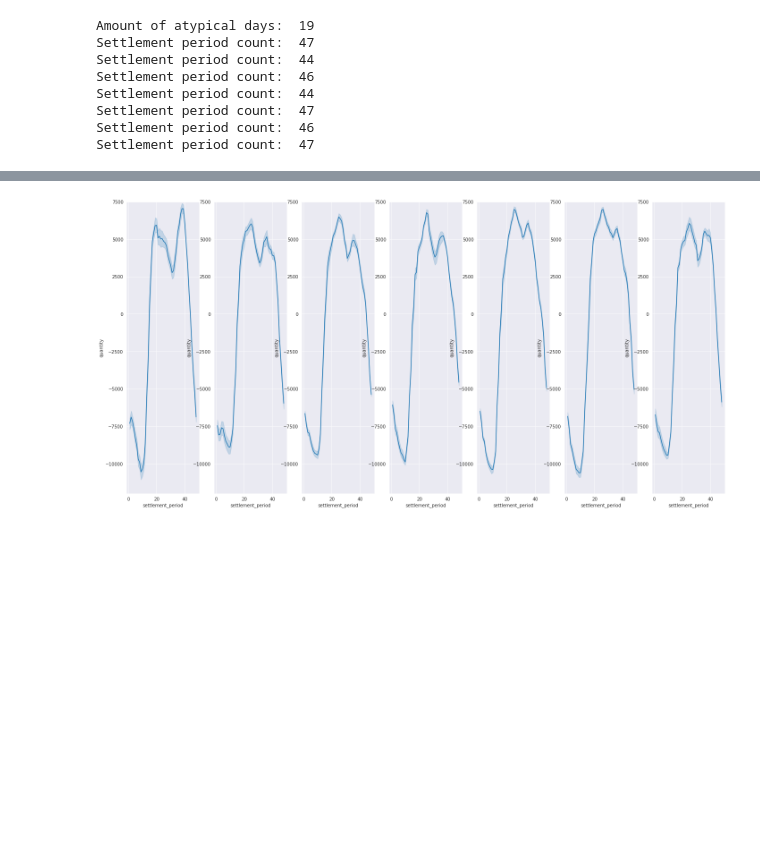
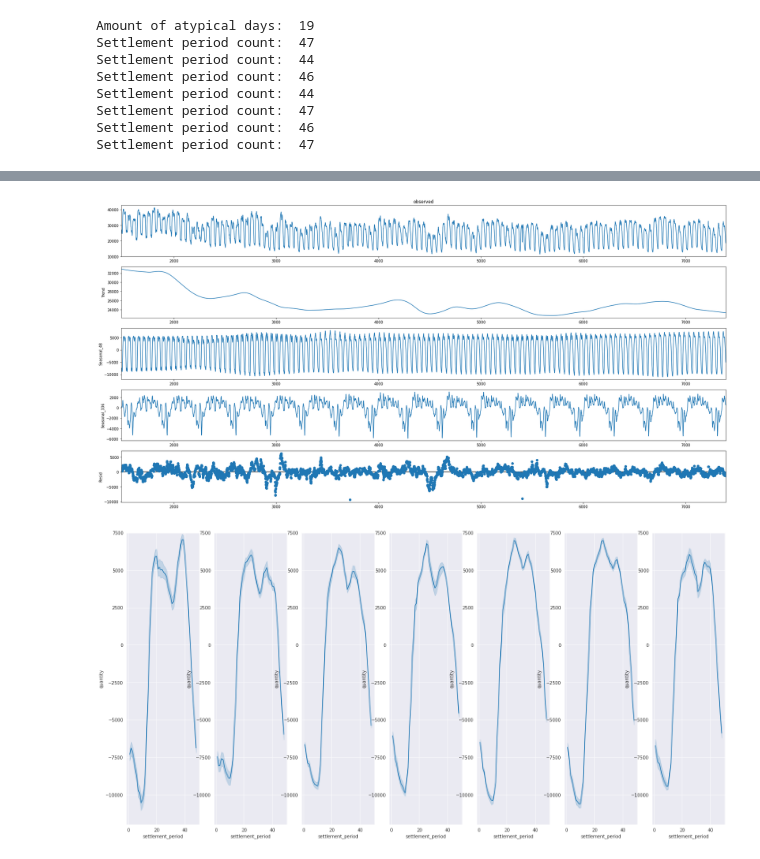
Before and after one commit to silverjoda/ml_ops, a Jupyter notebook: coding_challenges/load_fc/load_fc.ipynb, the cells around one changed output, grey strips where cells are left out. Cells and saved outputs as stored; diff of their text form; code cells hidden in the pictures; blank space fills up the shorter version.

```diff
--- a/coding_challenges/load_fc/load_fc.ipynb
+++ b/coding_challenges/load_fc/load_fc.ipynb
@@ -186,3 +207,15 @@ fig = res.plot()
+# %%
+# Decompose several months of data to see trend and seasonailty. Two seasonality factors here.
+data = df.loc[(df["settlement_date"] >= datetime.datetime(2022, 4, 1)) & (df["settlement_date"] <= datetime.datetime(2022, 8, 1))]["quantity"]
+mstl = MSTL(data, periods=[48, 48 * 7], iterate=5, stl_kwargs={"seasonal_deg": 0,
+                                                               "inner_iter": 2,
+                                                               "outer_iter": 0})
+
+res = mstl.fit()
+ax = res.plot()
+plt.tight_layout()
+# %% [output]
+[figure, added]
 # %%
 # Plot the "mean" daily cycle for all months
 f = plt.figure(figsize=(24, 12))
```
Also changed, not shown: parts of 16 cells of this notebook.
